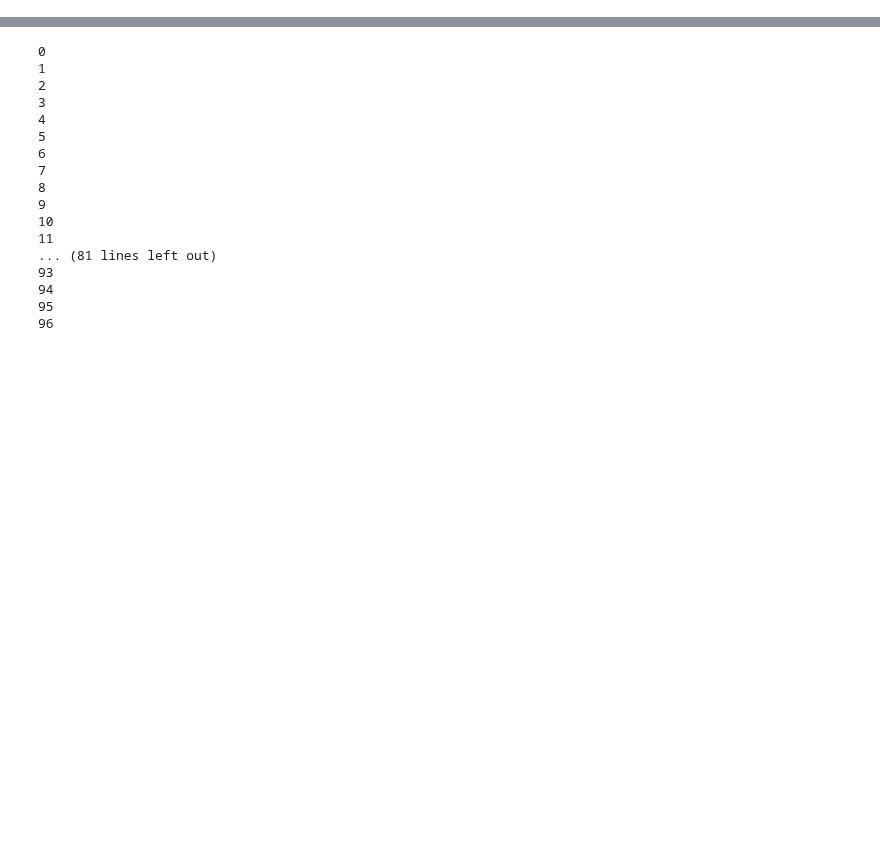
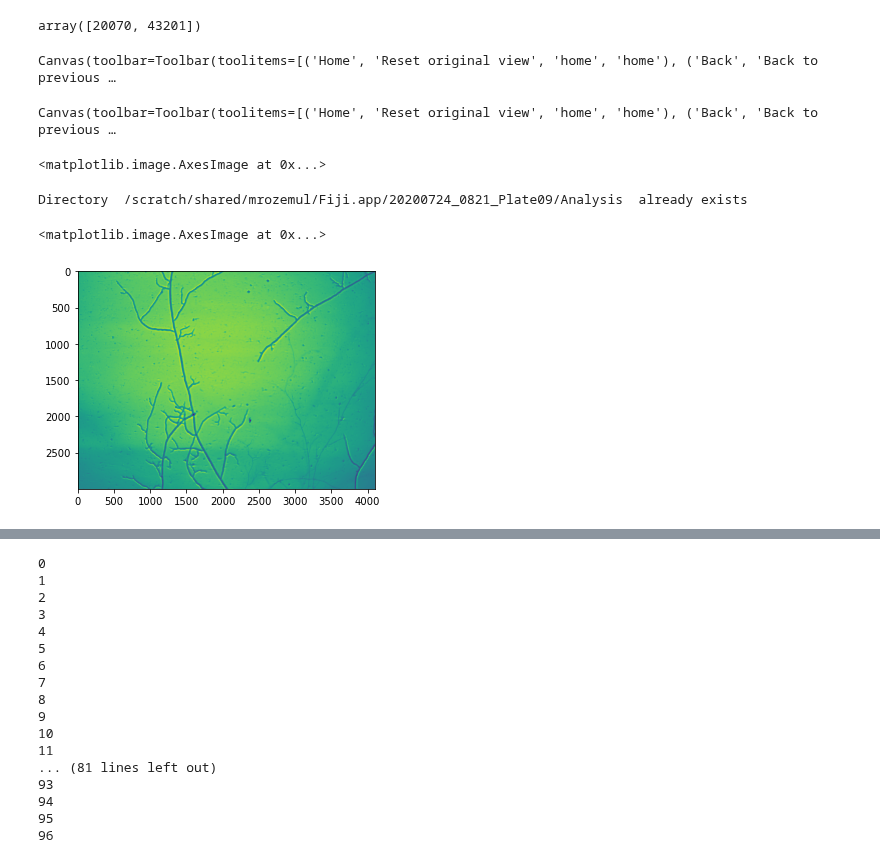
Before and after one commit to Cocopyth/AMFtrack, a Jupyter notebook: extract_skel_surf.ipynb, the cells around one changed output, grey strips where cells are left out. Drawn from its saved outputs; the diff is of its cells as text; code cells hidden in the pictures; blank space fills up the shorter version.

```diff
--- a/extract_skel_surf.ipynb
+++ b/extract_skel_surf.ipynb
@@ -40,0 +109,43 @@ PosixPath('/scratch/shared/mrozemul/Fiji.app/python/MscThesis')
+# %%
+pos[choice(list(selected[0].nodes))]
+# %% [output]
+array([20070, 43201])
+# %%
+plot_t_tp1([],[],None,None,skels[0][18000:22000,43000:47000],skels[1][18000:22000,43000:47000])
+# %% [output]
+Canvas(toolbar=Toolbar(toolitems=[('Home', 'Reset original view', 'home', 'home'), ('Back', 'Back to previous …
+# %%
+fig=plt.figure(figsize=(14,11))
+ax = fig.add_subplot(111)
+ax.imshow(skel[18000:22000,43000:47000])
+# %% [output]
+Canvas(toolbar=Toolbar(toolitems=[('Home', 'Reset original view', 'home', 'home'), ('Back', 'Back to previous …
+<matplotlib.image.AxesImage at 0x...>
+# %%
+path_tile=path_snap+'/Img/TileConfiguration.txt.registered'
+tileconfig = pd.read_table(path_tile,sep=';',skiprows=4,header=None,converters={2 : ast.literal_eval},skipinitialspace=True)
+dirName = path_snap+'/Analysis'
+shape = (3000,4096)
+try:
+    os.mkdir(path_snap+'/Analysis')
+    print("Directory " , dirName ,  " Created ")
+except FileExistsError:
+    print("Directory " , dirName ,  " already exists")
+t=time()
+xs =[c[0] for c in tileconfig[2]]
+ys =[c[1] for c in tileconfig[2]]
+dim = (int(np.max(ys)-np.min(ys))+4096,int(np.max(xs)-np.min(xs))+4096)
+ims = []
+for name in tileconfig[0]:
+#     ims.append(imageio.imread('//sun.amolf.nl/shimizu-data/home-folder/oyartegalvez/Drive_AMFtopology/PRINCE'+date_plate+plate_str+'/Img/'+name))
+#     print(name.split('/')[-1])
+    ims.append(imageio.imread(path_snap+'/Img/'+name.split('/')[-1]))
+# %% [output]
+Directory  /scratch/shared/mrozemul/Fiji.app/20200724_0821_Plate09/Analysis  already exists
+# %%
+im = choice(ims)
+# %%
+plt.imshow(im)
+# %% [output]
+<matplotlib.image.AxesImage at 0x...>
+[figure, added]
```
Also changed, not shown: parts of 24 cells of this notebook, 10 other files.
